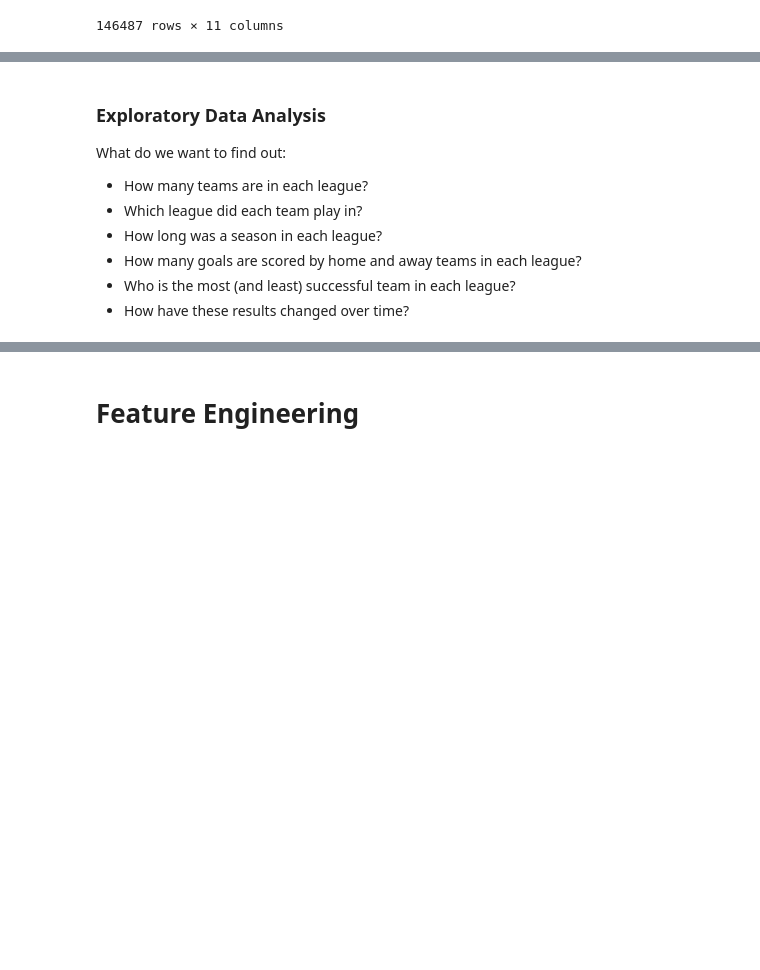
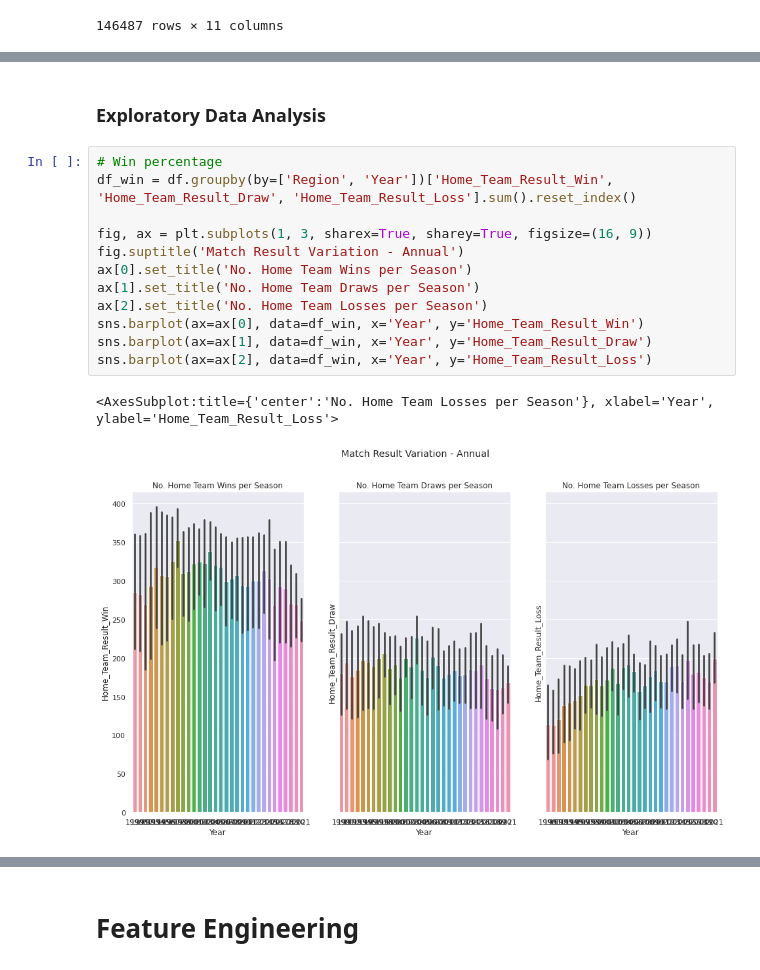
Before and after one commit to Gagan-Sehmbi/Football-Match-Outcome-Prediction, a Jupyter notebook: main.ipynb, the cells around one changed output, grey strips where cells are left out. Drawn from its saved outputs; the diff is of its cells as text; blank space fills up the shorter version.

Commit message:
Modify Data Cleaning and EDA with new data included

```diff
--- a/main.ipynb
+++ b/main.ipynb
@@ -222,10 +281,17 @@ df.describe()
-# %% [markdown]
-### Exploratory Data Analysis
-
-What do we want to find out:
-- How many teams are in each league?
-- Which league did each team play in?
-- How long was a season in each league?
-- How many goals are scored by home and away teams in each league?
-- Who is the most (and least) successful team in each league?
-- How have these results changed over time?
+# %% [markdown]
+### Exploratory Data Analysis
+# %%
+# Win percentage
+df_win = df.groupby(by=['Region', 'Year'])['Home_Team_Result_Win', 'Home_Team_Result_Draw', 'Home_Team_Result_Loss'].sum().reset_index()
+
+fig, ax = plt.subplots(1, 3, sharex=True, sharey=True, figsize=(16, 9))
+fig.suptitle('Match Result Variation - Annual')
+ax[0].set_title('No. Home Team Wins per Season')
+ax[1].set_title('No. Home Team Draws per Season')
+ax[2].set_title('No. Home Team Losses per Season')
+sns.barplot(ax=ax[0], data=df_win, x='Year', y='Home_Team_Result_Win')
+sns.barplot(ax=ax[1], data=df_win, x='Year', y='Home_Team_Result_Draw')
+sns.barplot(ax=ax[2], data=df_win, x='Year', y='Home_Team_Result_Loss')
+# %% [output]
+<AxesSubplot:title={'center':'No. Home Team Losses per Season'}, xlabel='Year', ylabel='Home_Team_Result_Loss'>
+[figure, added]
```
Also changed, not shown: parts of 27 cells of this notebook.
